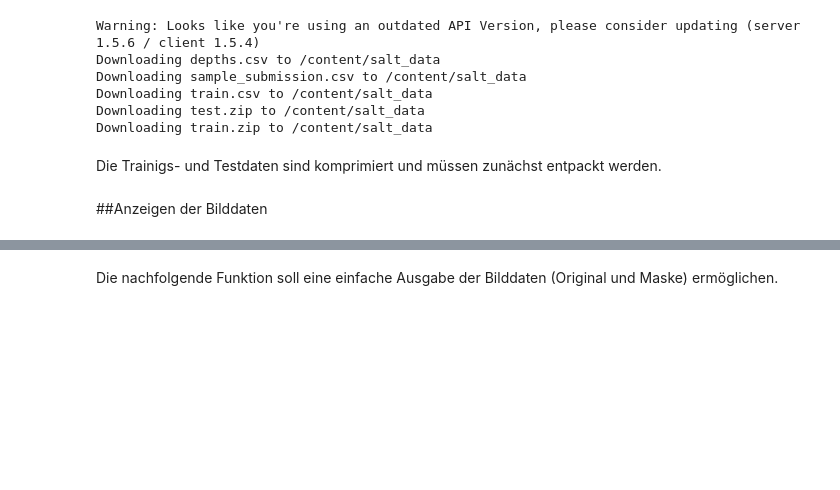
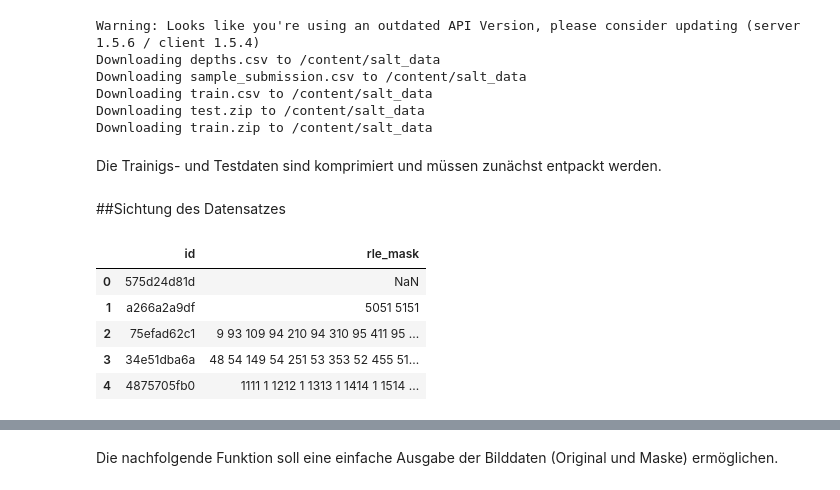
Before and after one commit to pwolscho/unet, a Jupyter notebook: u_net.ipynb, the cells around one changed output, grey strips where cells are left out. Saved outputs shown, nothing was run; the diff lists cells and outputs as text; code cells hidden in the pictures; blank space fills up the shorter version.

```diff
--- a/u_net.ipynb
+++ b/u_net.ipynb
@@ -133,5 +135,5 @@ with ZipFile('/content/salt_data/test.zip', 'r') as zipObj:
 #Entpacken der Trainingsdaten
 with ZipFile('/content/salt_data/train.zip', 'r') as zipObj:
    zipObj.extractall('/content/salt_data/train')
-# %% [markdown]
-##Anzeigen der Bilddaten
+# %% [markdown]
+##Sichtung des Datensatzes
@@ -137,0 +143,9 @@ with ZipFile('/content/salt_data/train.zip', 'r') as zipObj:
+# %%
+train_mask.head(5)
+# %% [output]
+|  | id | rle_mask |
+| 0 | 575d24d81d | NaN |
+| 1 | a266a2a9df | 5051 5151 |
+| 2 | 75efad62c1 | 9 93 109 94 210 94 310 95 411 95 ... |
+| 3 | 34e51dba6a | 48 54 149 54 251 53 353 52 455 51... |
+| 4 | 4875705fb0 | 1111 1 1212 1 1313 1 1414 1 1514 ... |
```
Also changed, not shown: parts of 16 cells of this notebook.
